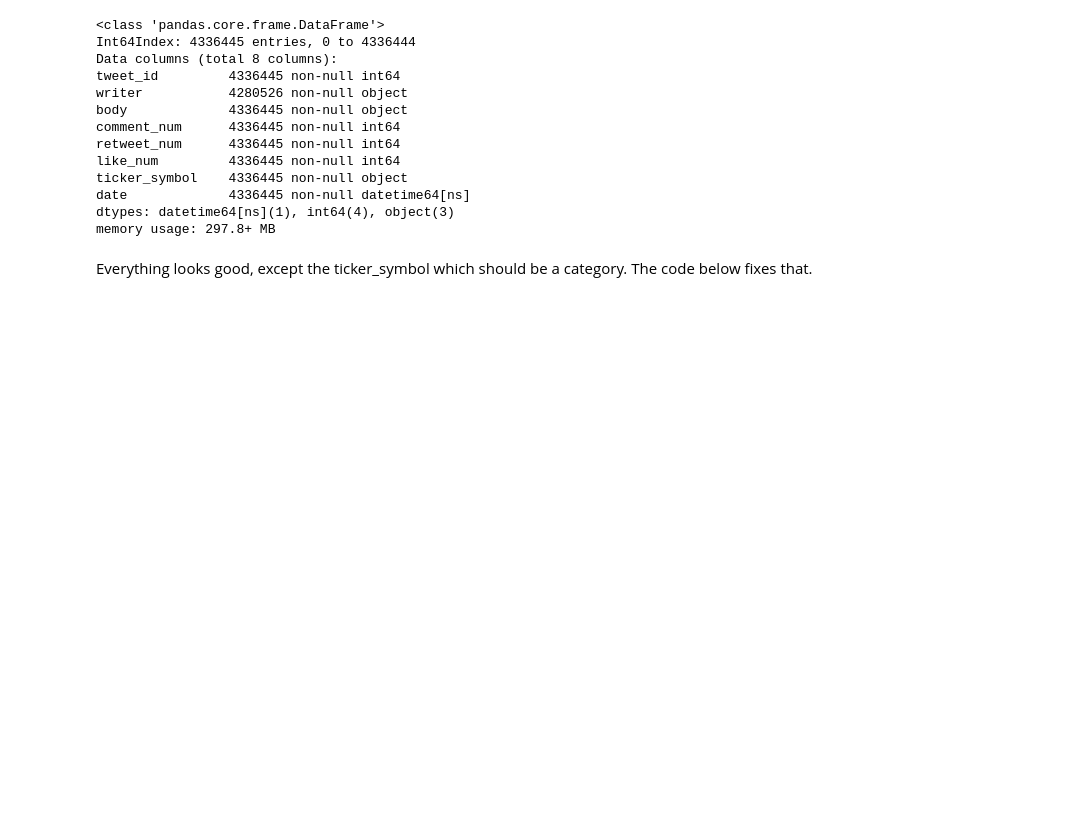
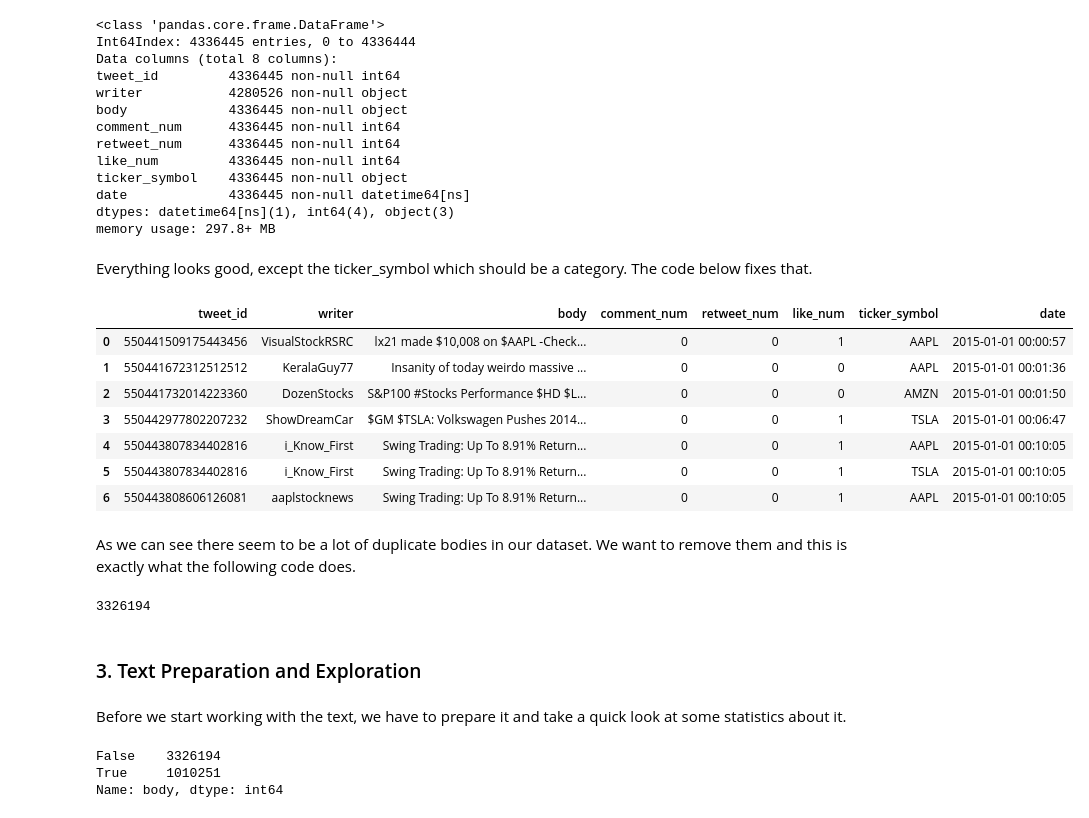
Before and after one commit to Kaloyan-Dimitrov/softuni-data-science-final-project, a Jupyter notebook: Tweets and a company's market value.ipynb, the cells around one changed output. Drawn from its saved outputs; the diff is of its cells as text; code cells hidden in the pictures; blank space fills up the shorter version.

Commit message:
Removed duplicated from the dateaset

```diff
--- a/Tweets and a company's market value.ipynb
+++ b/Tweets and a company's market value.ipynb
@@ -162,3 +166,29 @@ memory usage: 297.8+ MB
 Everything looks good, except the ticker_symbol which should be a category. The code below fixes that.
 # %%
 tweets.ticker_symbol = tweets.ticker_symbol.astype('category')
+tweets.head(7)
+# %% [output]
+|  | tweet_id | writer | body | comment_num | retweet_num | like_num | ticker_symbol | date |
+| 0 | 550441509175443456 | VisualStockRSRC | lx21 made $10,008 on $AAPL -Check... | 0 | 0 | 1 | AAPL | 2015-01-01 00:00:57 |
+| 1 | 550441672312512512 | KeralaGuy77 | Insanity of today weirdo massive ... | 0 | 0 | 0 | AAPL | 2015-01-01 00:01:36 |
+| 2 | 550441732014223360 | DozenStocks | S&P100 #Stocks Performance $HD $L... | 0 | 0 | 0 | AMZN | 2015-01-01 00:01:50 |
+| 3 | 550442977802207232 | ShowDreamCar | $GM $TSLA: Volkswagen Pushes 2014... | 0 | 0 | 1 | TSLA | 2015-01-01 00:06:47 |
+| 4 | 550443807834402816 | i_Know_First | Swing Trading: Up To 8.91% Return... | 0 | 0 | 1 | AAPL | 2015-01-01 00:10:05 |
+| 5 | 550443807834402816 | i_Know_First | Swing Trading: Up To 8.91% Return... | 0 | 0 | 1 | TSLA | 2015-01-01 00:10:05 |
+| 6 | 550443808606126081 | aaplstocknews | Swing Trading: Up To 8.91% Return... | 0 | 0 | 1 | AAPL | 2015-01-01 00:10:05 |
+# %% [markdown]
+As we can see there seem to be a lot of duplicate bodies in our dataset. We want to remove them and this is exactly what the following code does.
+# %%
+tweets = tweets.drop_duplicates(subset=["body"])
+# %% [output]
+3326194
+# %% [markdown]
+### 3. Text Preparation and Exploration
+# %% [markdown]
+Before we start working with the text, we have to prepare it and take a quick look at some statistics about it.
+# %%
+tweets.body.duplicated().value_counts()
+# %% [output]
+False    3326194
+True     1010251
+Name: body, dtype: int64
```
Also changed, not shown: parts of 8 cells of this notebook.
